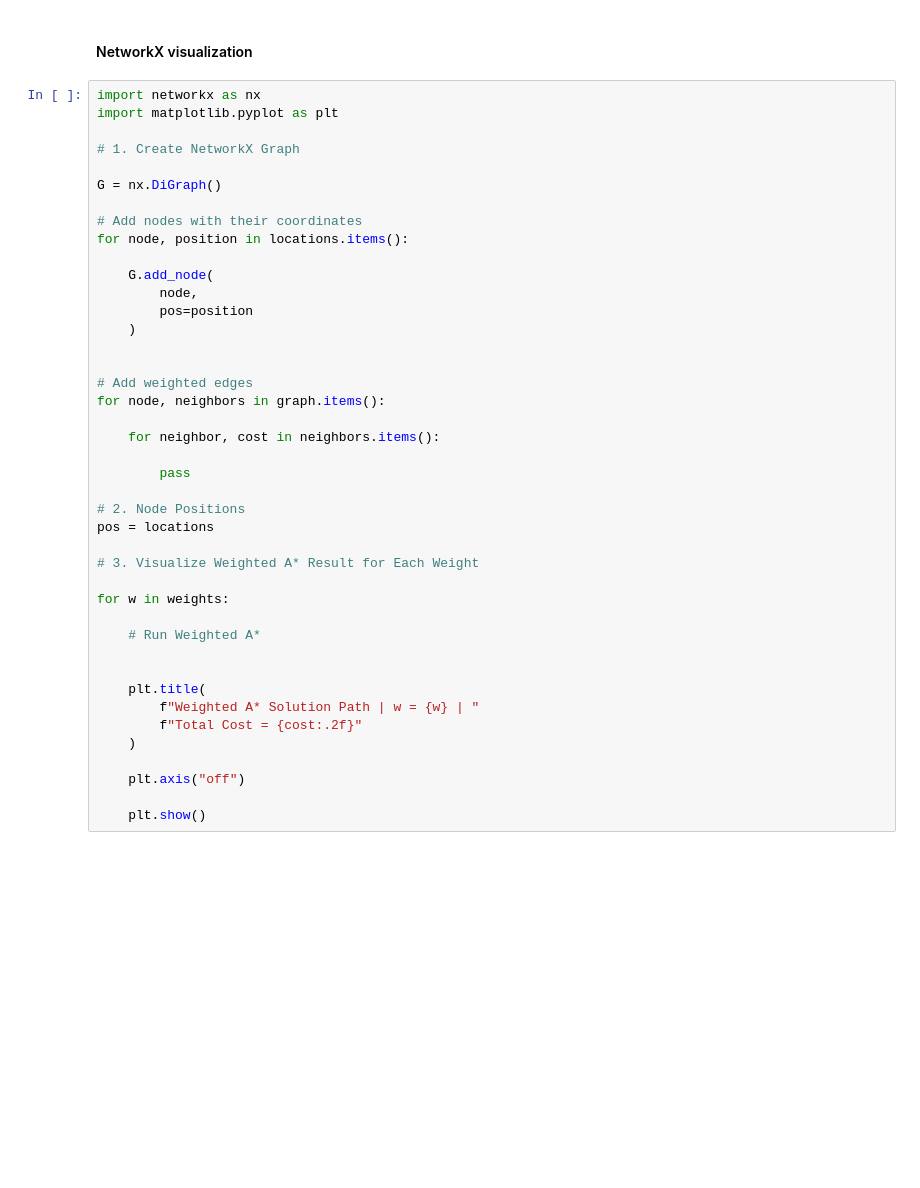
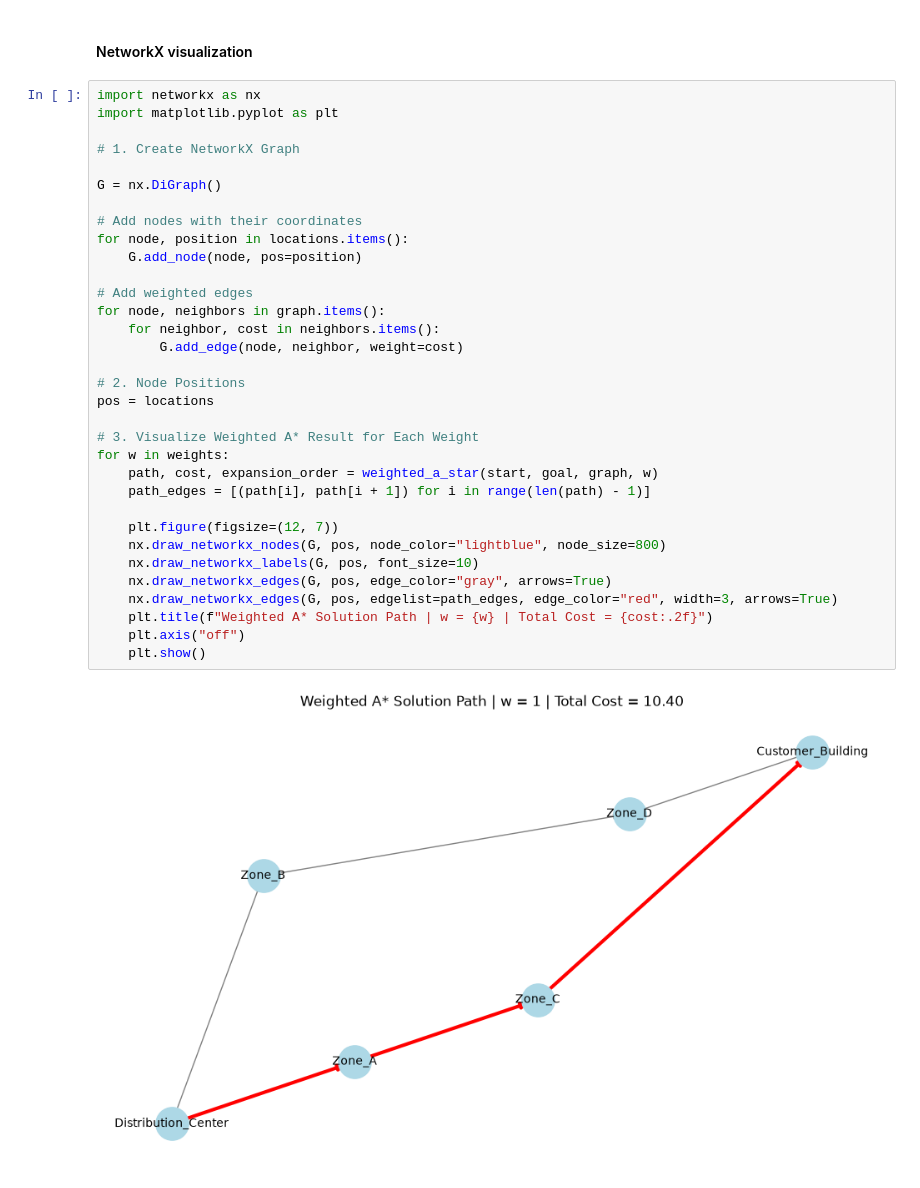
Before and after one commit to includeduck/AI-lab7, a Jupyter notebook: week6_Tasks_solution_Template.ipynb, the cells around one changed output. Drawn from its saved outputs; the diff is of its cells as text; blank space fills up the shorter version.

```diff
--- a/week6_Tasks_solution_Template.ipynb
+++ b/week6_Tasks_solution_Template.ipynb
@@ -483,42 +700,35 @@ for w in weights:
 # %%
 import networkx as nx
 import matplotlib.pyplot as plt
 
 # 1. Create NetworkX Graph
 
 G = nx.DiGraph()
 
 # Add nodes with their coordinates
 for node, position in locations.items():
-
-    G.add_node(
-        node,
-        pos=position
-    )
-
+    G.add_node(node, pos=position)
 
 # Add weighted edges
 for node, neighbors in graph.items():
-
     for neighbor, cost in neighbors.items():
-
-        pass
+        G.add_edge(node, neighbor, weight=cost)
 
 # 2. Node Positions
 pos = locations
 
 # 3. Visualize Weighted A* Result for Each Weight
+for w in weights:
+    path, cost, expansion_order = weighted_a_star(start, goal, graph, w)
+    path_edges = [(path[i], path[i + 1]) for i in range(len(path) - 1)]
 
-for w in weights:
-
-    # Run Weighted A*
-
-
-    plt.title(
-        f"Weighted A* Solution Path | w = {w} | "
-        f"Total Cost = {cost:.2f}"
-    )
-
+    plt.figure(figsize=(12, 7))
+    nx.draw_networkx_nodes(G, pos, node_color="lightblue", node_size=800)
+    nx.draw_networkx_labels(G, pos, font_size=10)
+    nx.draw_networkx_edges(G, pos, edge_color="gray", arrows=True)
+    nx.draw_networkx_edges(G, pos, edgelist=path_edges, edge_color="red", width=3, arrows=True)
+    plt.title(f"Weighted A* Solution Path | w = {w} | Total Cost = {cost:.2f}")
     plt.axis("off")
-
     plt.show()
+# %% [output]
+[figure, added]
```
Also changed, not shown: parts of 13 cells of this notebook, 5 other files.
